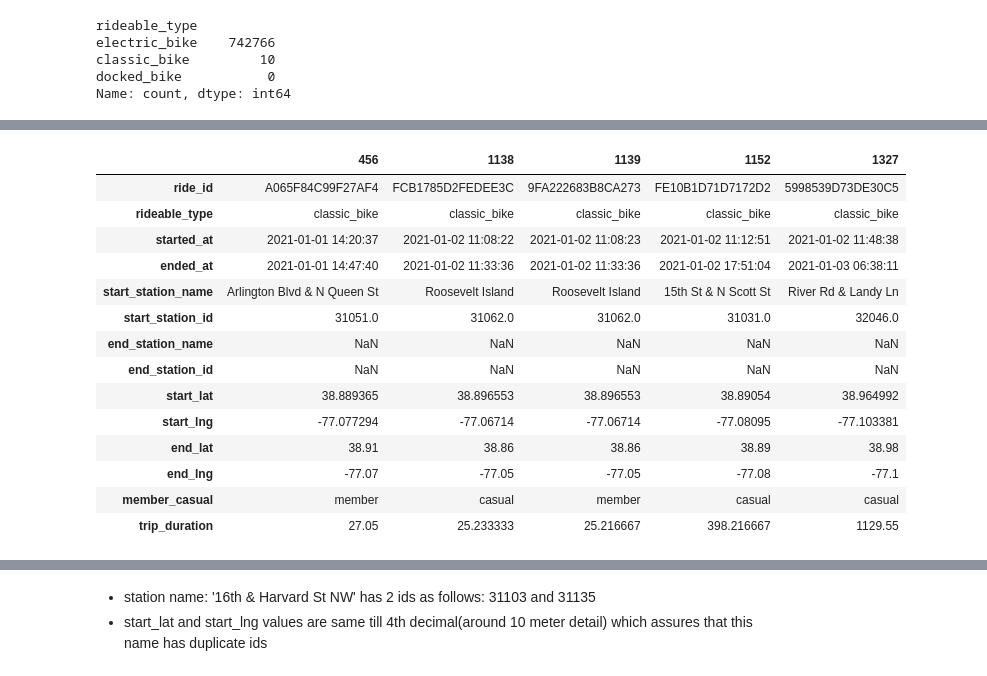
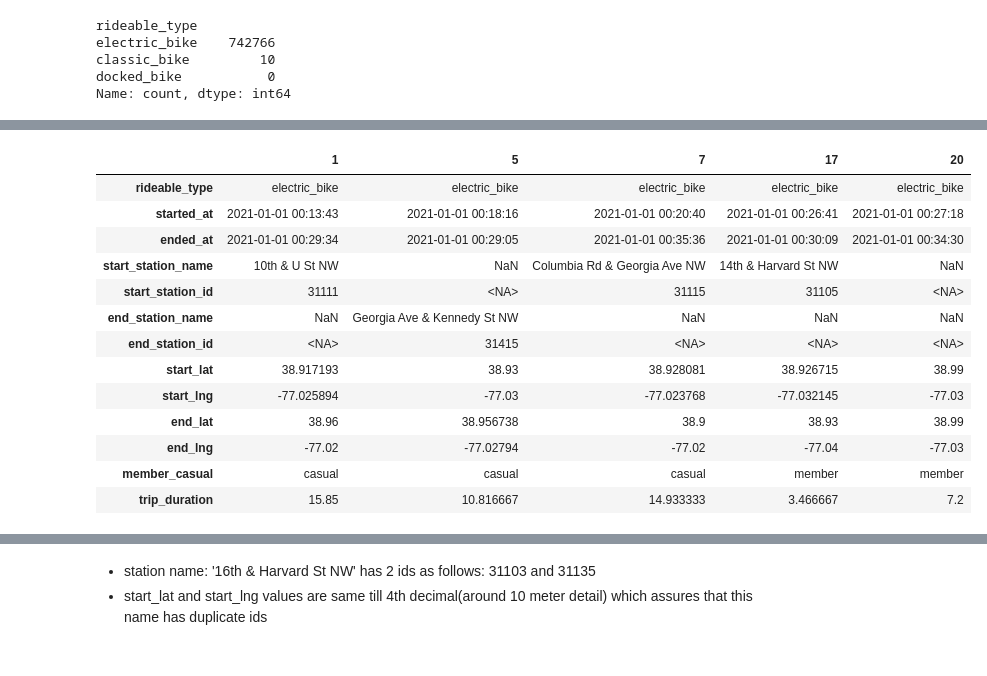
Before and after one commit to airsahin/Bike-Demand-Analysis, a Jupyter notebook: capital_bike_share.ipynb, the cells around one changed output, grey strips where cells are left out. Cells and saved outputs as stored; diff of their text form; code cells hidden in the pictures.

```diff
--- a/capital_bike_share.ipynb
+++ b/capital_bike_share.ipynb
@@ -304,3 +180,2 @@ Name: count, dtype: int64
 # %%
-df_classic = df_rides[df_rides['rideable_type'] == 'classic_bike'].reset_index(drop=True).copy()
-df_classic
+df_rides = df_rides.drop_duplicates().reset_index(drop= True)
@@ -339,26 +182,31 @@ dtype: int64
+# %%
+df_rides['start_station_id'] = df_rides['start_station_id'].astype(float).astype('Int64')
+# %%
+df_rides['end_station_id'] = df_rides['end_station_id'].astype(float).astype('Int64')
+# %%
+df_rides['member_casual'] = df_rides['member_casual'].astype('category')
 # %%
-# view classic bike rides with missing values on station related columns
-df_filtered = df_classic[
-    (df_classic['start_station_id'].isna() | df_classic['start_station_name'].isna() |
-     df_classic['end_station_id'].isna() | df_classic['end_station_name'].isna())]
+# review rides with missing values on station related columns
+df_filtered = df_rides[
+    (df_rides['start_station_id'].isna() | df_rides['start_station_name'].isna() |
+     df_rides['end_station_id'].isna() | df_rides['end_station_name'].isna())]
 
 df_filtered.head().T
 # %% [output]
-|  | 456 | 1138 | 1139 | 1152 | 1327 |
-| ride_id | A065F84C99F27AF4 | FCB1785D2FEDEE3C | 9FA222683B8CA273 | FE10B1D71D7172D2 | 5998539D73DE30C5 |
-| rideable_type | classic_bike | classic_bike | classic_bike | classic_bike | classic_bike |
-| started_at | 2021-01-01 14:20:37 | 2021-01-02 11:08:22 | 2021-01-02 11:08:23 | 2021-01-02 11:12:51 | 2021-01-02 11:48:38 |
-| ended_at | 2021-01-01 14:47:40 | 2021-01-02 11:33:36 | 2021-01-02 11:33:36 | 2021-01-02 17:51:04 | 2021-01-03 06:38:11 |
-| start_station_name | Arlington Blvd & N Queen St | Roosevelt Island | Roosevelt Island | 15th St & N Scott St | River Rd & Landy Ln |
-| start_station_id | 31051.0 | 31062.0 | 31062.0 | 31031.0 | 32046.0 |
-| end_station_name | NaN | NaN | NaN | NaN | NaN |
-| end_station_id | NaN | NaN | NaN | NaN | NaN |
-| start_lat | 38.889365 | 38.896553 | 38.896553 | 38.89054 | 38.964992 |
-| start_lng | -77.077294 | -77.06714 | -77.06714 | -77.08095 | -77.103381 |
-| end_lat | 38.91 | 38.86 | 38.86 | 38.89 | 38.98 |
-| end_lng | -77.07 | -77.05 | -77.05 | -77.08 | -77.1 |
-| member_casual | member | casual | member | casual | casual |
-| trip_duration | 27.05 | 25.233333 | 25.216667 | 398.216667 | 1129.55 |
+|  | 1 | 5 | 7 | 17 | 20 |
+| rideable_type | electric_bike | electric_bike | electric_bike | electric_bike | electric_bike |
+| started_at | 2021-01-01 00:13:43 | 2021-01-01 00:18:16 | 2021-01-01 00:20:40 | 2021-01-01 00:26:41 | 2021-01-01 00:27:18 |
+| ended_at | 2021-01-01 00:29:34 | 2021-01-01 00:29:05 | 2021-01-01 00:35:36 | 2021-01-01 00:30:09 | 2021-01-01 00:34:30 |
+| start_station_name | 10th & U St NW | NaN | Columbia Rd & Georgia Ave NW | 14th & Harvard St NW | NaN |
+| start_station_id | 31111 | <NA> | 31115 | 31105 | <NA> |
+| end_station_name | NaN | Georgia Ave & Kennedy St NW | NaN | NaN | NaN |
+| end_station_id | <NA> | 31415 | <NA> | <NA> | <NA> |
+| start_lat | 38.917193 | 38.93 | 38.928081 | 38.926715 | 38.99 |
+| start_lng | -77.025894 | -77.03 | -77.023768 | -77.032145 | -77.03 |
+| end_lat | 38.96 | 38.956738 | 38.9 | 38.93 | 38.99 |
+| end_lng | -77.02 | -77.02794 | -77.02 | -77.04 | -77.03 |
+| member_casual | casual | casual | casual | member | member |
+| trip_duration | 15.85 | 10.816667 | 14.933333 | 3.466667 | 7.2 |
 # %%
 df_filtered.shape
 # %% [output]
```
Also changed, not shown: parts of 210 cells of this notebook, 1 other file.
